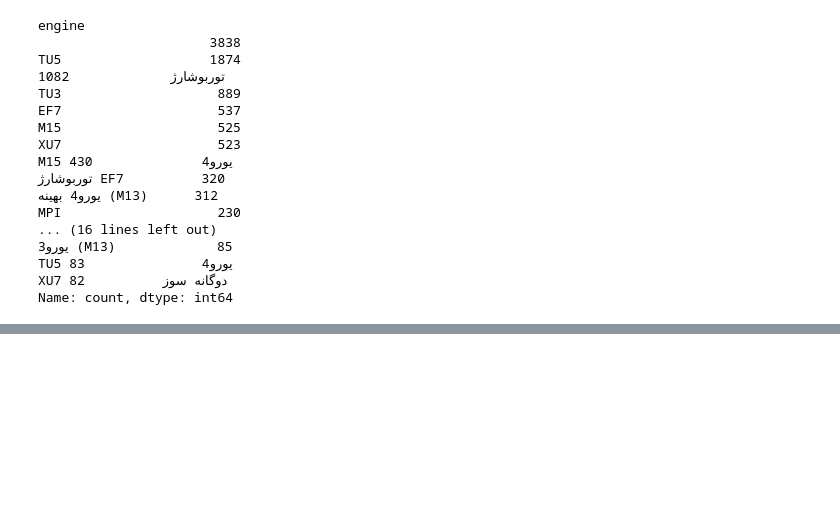
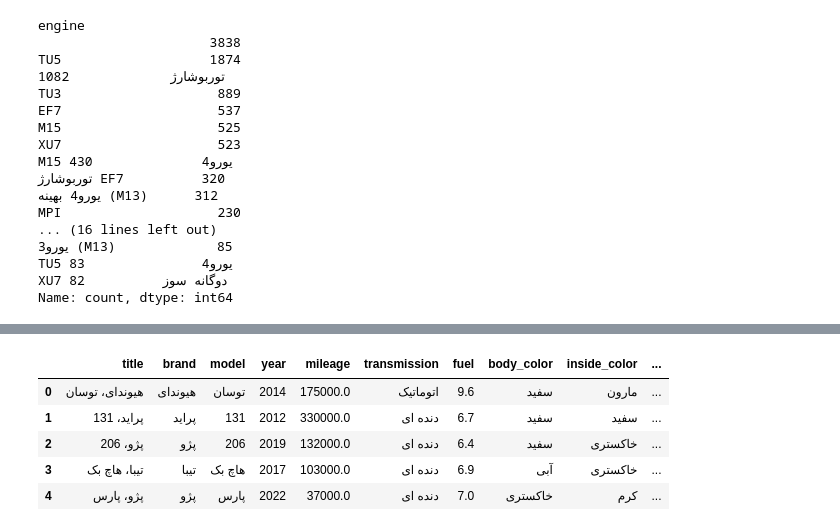
Before and after one commit to fatemehghorbanzadeh04/Machine-Learning-Project, a Jupyter notebook: preprocessing/data_preprocessing.ipynb, the cells around one changed output, grey strips where cells are left out. Cells and saved outputs as stored; diff of their text form; code cells hidden in the pictures; blank space fills up the shorter version.

Commit message:
Prepare data for machine learning models

```diff
--- a/preprocessing/data_preprocessing.ipynb
+++ b/preprocessing/data_preprocessing.ipynb
@@ -531,5 +536,5 @@ MPI                    230
 TU5 یورو4               83
 XU7 دوگانه سوز          82
 Name: count, dtype: int64
-# %%
-train['engine_type'] = train['engine'].str.replace(r'^\d+\s*سیلندر\s*', '', regex=True).str.strip()
+# %%
+train.insert(15, 'engine_type', train['engine'].str.replace(r'^\d+\s*سیلندر\s*', '', regex=True).str.strip())
@@ -535,0 +557,2 @@ train['engine_type'] = train['engine'].str.replace(r'^\d+\s*سیلندر\s*', ''
+# %%
+train['engine_type'] = train['engine_type'].replace('', np.nan)
@@ -535,0 +596,3 @@ train['engine_type'] = train['engine'].str.replace(r'^\d+\s*سیلندر\s*', ''
+# %%
+train.insert(15, 'engine_model', np.nan)
+train.head(5)
@@ -535,0 +621,10 @@ train['engine_type'] = train['engine'].str.replace(r'^\d+\s*سیلندر\s*', ''
+# %%
+train['engine_model'] = train['engine_type'].str.extract(r'\b(TU5|TU3|EF7|M15|XU7)\b')
+train.head(5)
+# %% [output]
+|  | title | brand | model | year | mileage | transmission | fuel | body_color | inside_color | ... |
+| 0 | هیوندای، توسان | هیوندای | توسان | 2014 | 175000.0 | اتوماتیک | 9.6 | سفید | مارون | ... |
+| 1 | پراید، 131 | پراید | 131 | 2012 | 330000.0 | دنده ای | 6.7 | سفید | سفید | ... |
+| 2 | پژو، 206 | پژو | 206 | 2019 | 132000.0 | دنده ای | 6.4 | سفید | خاکستری | ... |
+| 3 | تیبا، هاچ بک | تیبا | هاچ بک | 2017 | 103000.0 | دنده ای | 6.9 | آبی | خاکستری | ... |
+| 4 | پژو، پارس | پژو | پارس | 2022 | 37000.0 | دنده ای | 7.0 | خاکستری | کرم | ... |
```
Also changed, not shown: parts of 57 cells of this notebook.
